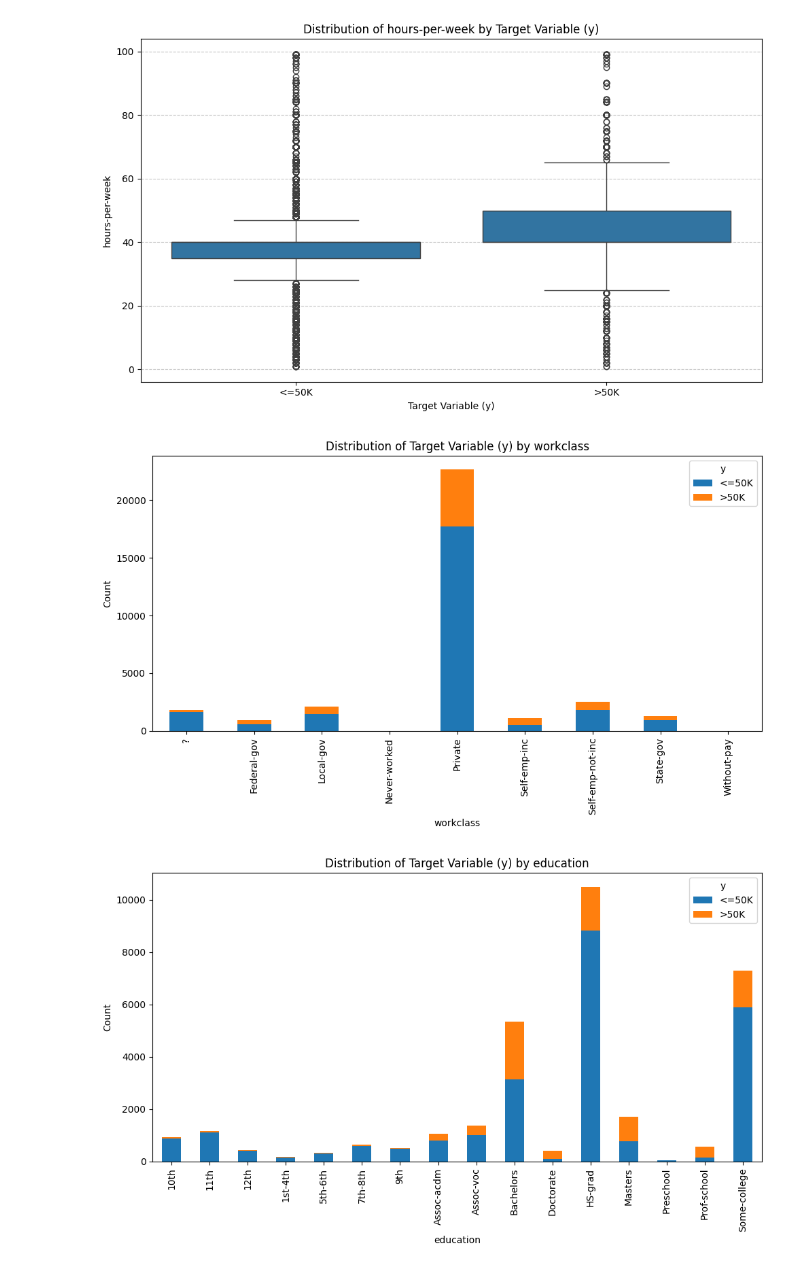
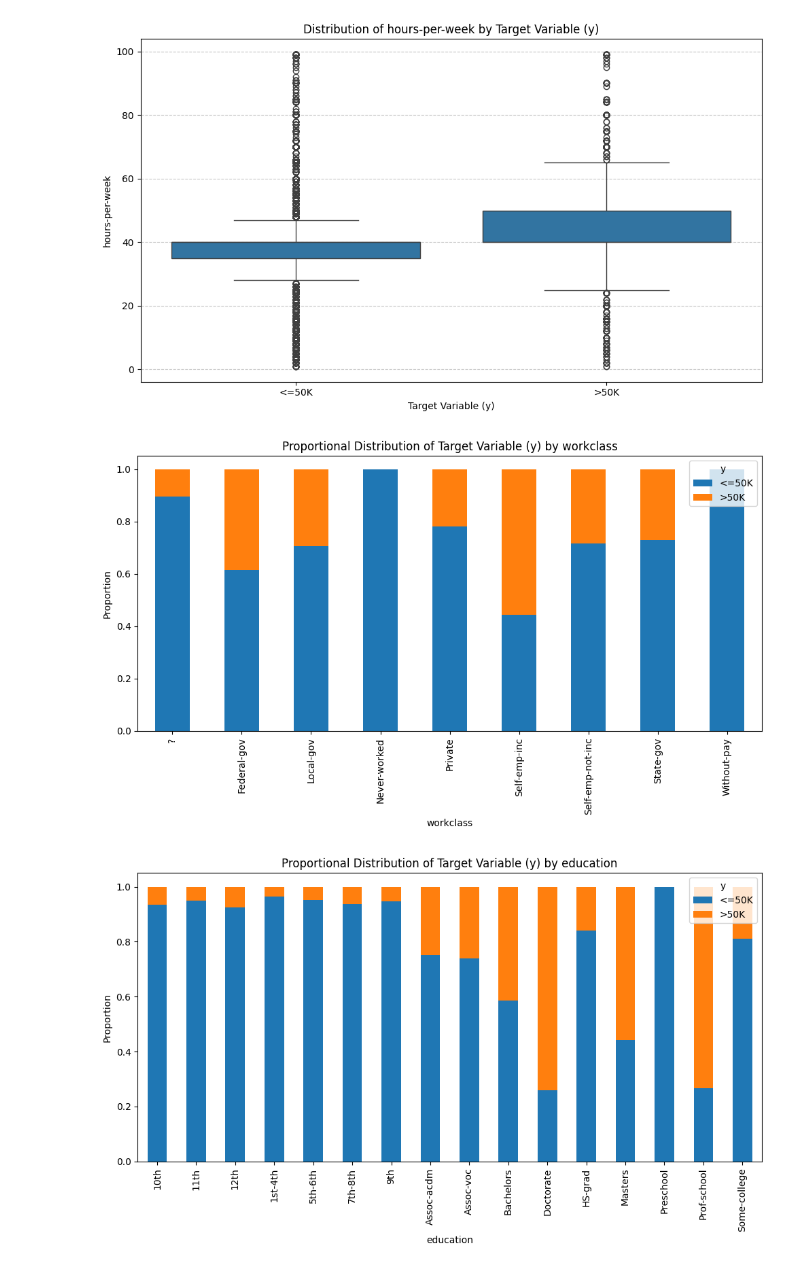
Before and after one commit to Zacfletch6/IS_submissions, a Jupyter notebook: Final_project_DM.ipynb, the cells around one changed output. Drawn from its saved outputs; the diff is of its cells as text; code cells hidden in the pictures.

```diff
--- a/Final_project_DM.ipynb
+++ b/Final_project_DM.ipynb
@@ -405,21 +405,19 @@ for col in numerical_columns:
 [figure]
 [figure]
 # %%
-categorical_cols_df = df.select_dtypes(include='object').drop('y', errors='ignore')
+# graph of proportions of y in each category
+for col in cat_cols.columns:
+    crosstab_df = pd.crosstab(df[col], df['y'])
+    proportional_crosstab = crosstab_df.div(crosstab_df.sum(1).astype(float), axis=0)
 
-for col in feature_categorical_cols:
-    # Create a crosstab to get counts of 'y' for each category in the current column
-    crosstab_df = pd.crosstab(df[col], df['y'])
-
-    # Plotting the stacked bar graph
-    crosstab_df.plot(kind='bar', stacked=True, figsize=(10, 6))
-    plt.title(f'Distribution of Target Variable (y) by {col}')
+    proportional_crosstab.plot(kind='bar', stacked=True, figsize=(10, 6))
+    plt.title(f'Proportional Distribution of Target Variable (y) by {col}')
     plt.xlabel(col)
-    plt.ylabel('Count')
+    plt.ylabel('Proportion')
     plt.xticks(rotation=90)
     plt.legend(title='y')
     plt.tight_layout()
     plt.show()
 # %% [output]
-[figure, old version]
+[figure, new version]
-[figure, old version]
+[figure, new version]
```
Also changed, not shown: parts of 5 cells of this notebook.
